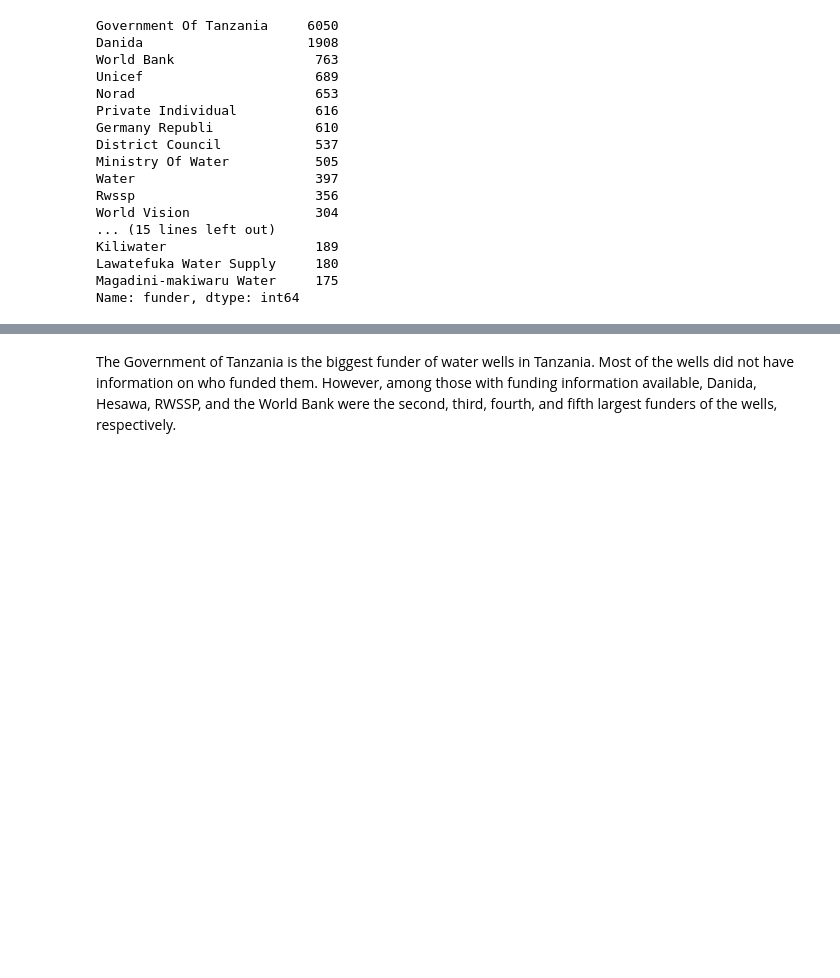
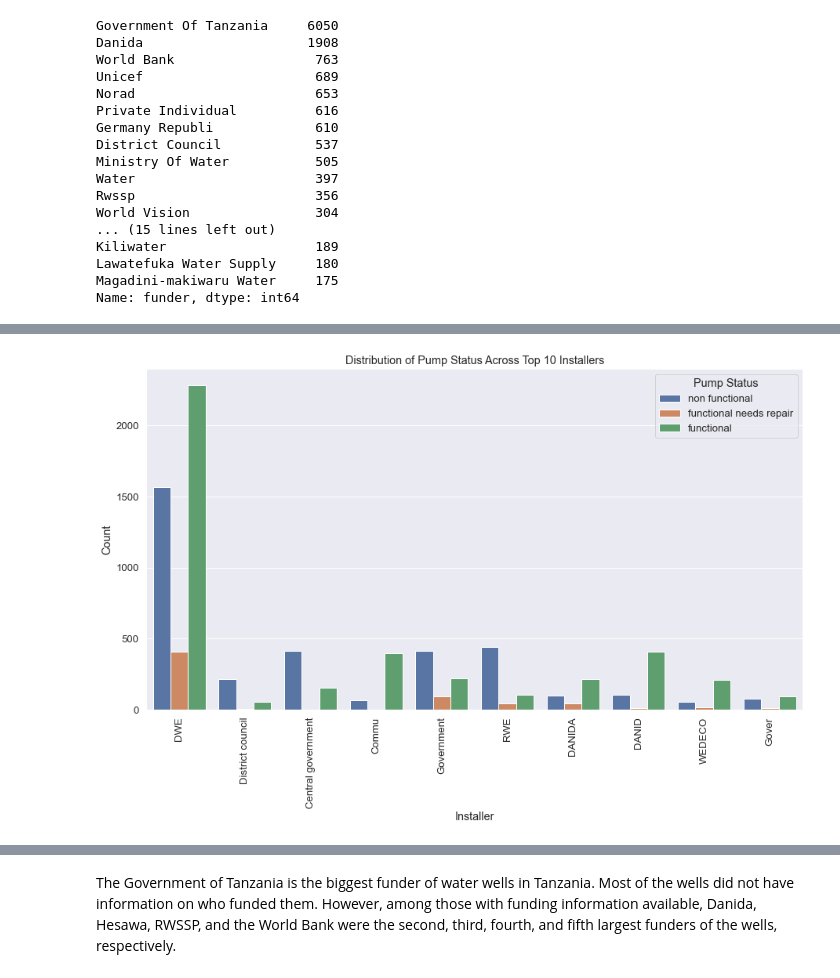
Before and after one commit to LynnsBaraka/tanzania-water-wells, a Jupyter notebook: index.ipynb, the cells around one changed output, grey strips where cells are left out. Drawn from its saved outputs; the diff is of its cells as text; code cells hidden in the pictures; blank space fills up the shorter version.

```diff
--- a/index.ipynb
+++ b/index.ipynb
@@ -435,0 +469,21 @@ plt.show()
+# %%
+import matplotlib.pyplot as plt
+import seaborn as sns
+
+# Find the top 10 installers
+top_installers = merged_df_top_funders['installer'].value_counts().head(10).index.tolist()
+
+# Filter the DataFrame to include only the top 10 installers
+merged_df_top_installers = merged_df_top_funders[merged_df_top_funders['installer'].isin(top_installers)]
+
+# Plot the distribution of status categories across the 'installer' feature
+plt.figure(figsize=(15, 8))
+ax = sns.countplot(x='installer', hue='status_group', data=merged_df_top_installers)
+ax.set_xticklabels(ax.get_xticklabels(), rotation=90)  # Rotate the x-axis labels for better readability
+plt.title('Distribution of Pump Status Across Top 10 Installers')
+plt.xlabel('Installer')
+plt.ylabel('Count')
+plt.legend(title='Pump Status')
+plt.show()
+# %% [output]
+[figure, added]
```
Also changed, not shown: parts of 85 cells of this notebook.
